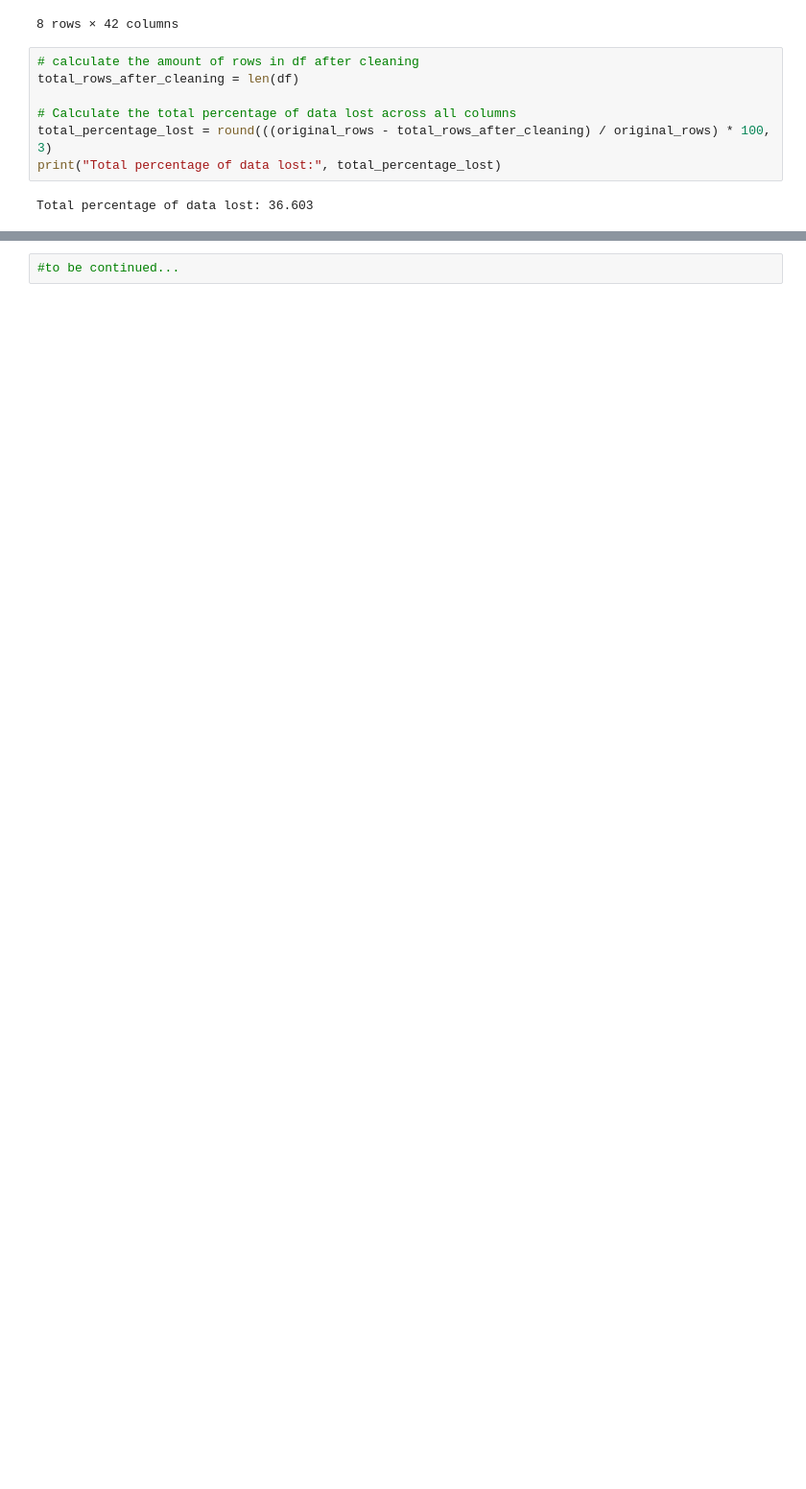
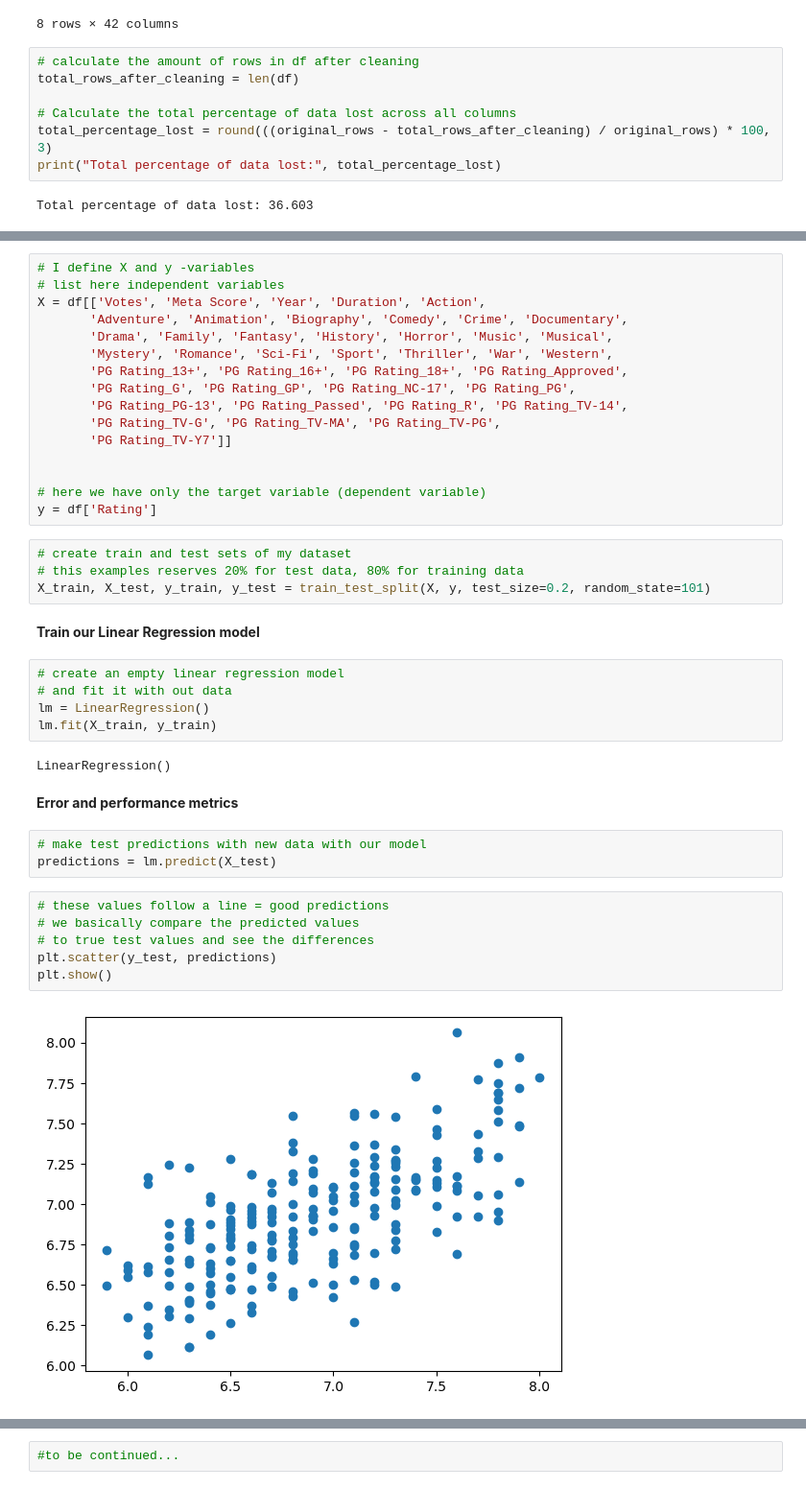
Before and after one commit to crypt0kitik/Introduction-to-Machine-Learning-Methods, a Jupyter notebook: Exercise1_LinearRegression/Linear_regresssion.ipynb, the cells around one changed output, grey strips where cells are left out. Shown: that part at 96% size. Saved outputs shown, nothing was run; the diff lists cells and outputs as text; blank space fills up the shorter version.

```diff
--- a/Exercise1_LinearRegression/Linear_regresssion.ipynb
+++ b/Exercise1_LinearRegression/Linear_regresssion.ipynb
@@ -422,0 +440,42 @@ Total percentage of data lost: 36.603
+# %%
+# I define X and y -variables
+# list here independent variables
+X = df[['Votes', 'Meta Score', 'Year', 'Duration', 'Action',
+       'Adventure', 'Animation', 'Biography', 'Comedy', 'Crime', 'Documentary',
+       'Drama', 'Family', 'Fantasy', 'History', 'Horror', 'Music', 'Musical',
+       'Mystery', 'Romance', 'Sci-Fi', 'Sport', 'Thriller', 'War', 'Western',
+       'PG Rating_13+', 'PG Rating_16+', 'PG Rating_18+', 'PG Rating_Approved',
+       'PG Rating_G', 'PG Rating_GP', 'PG Rating_NC-17', 'PG Rating_PG',
+       'PG Rating_PG-13', 'PG Rating_Passed', 'PG Rating_R', 'PG Rating_TV-14',
+       'PG Rating_TV-G', 'PG Rating_TV-MA', 'PG Rating_TV-PG',
+       'PG Rating_TV-Y7']]
+
+
+# here we have only the target variable (dependent variable)
+y = df['Rating']
+# %%
+# create train and test sets of my dataset
+# this examples reserves 20% for test data, 80% for training data
+X_train, X_test, y_train, y_test = train_test_split(X, y, test_size=0.2, random_state=101)
+# %% [markdown]
+ **Train our Linear Regression model**
+# %%
+# create an empty linear regression model
+# and fit it with out data
+lm = LinearRegression()
+lm.fit(X_train, y_train)
+# %% [output]
+LinearRegression()
+# %% [markdown]
+ **Error and performance metrics**
+# %%
+# make test predictions with new data with our model
+predictions = lm.predict(X_test)
+# %%
+# these values follow a line = good predictions
+# we basically compare the predicted values
+# to true test values and see the differences
+plt.scatter(y_test, predictions)
+plt.show()
+# %% [output]
+[figure, added]
```
Also changed, not shown: parts of 9 cells of this notebook.
